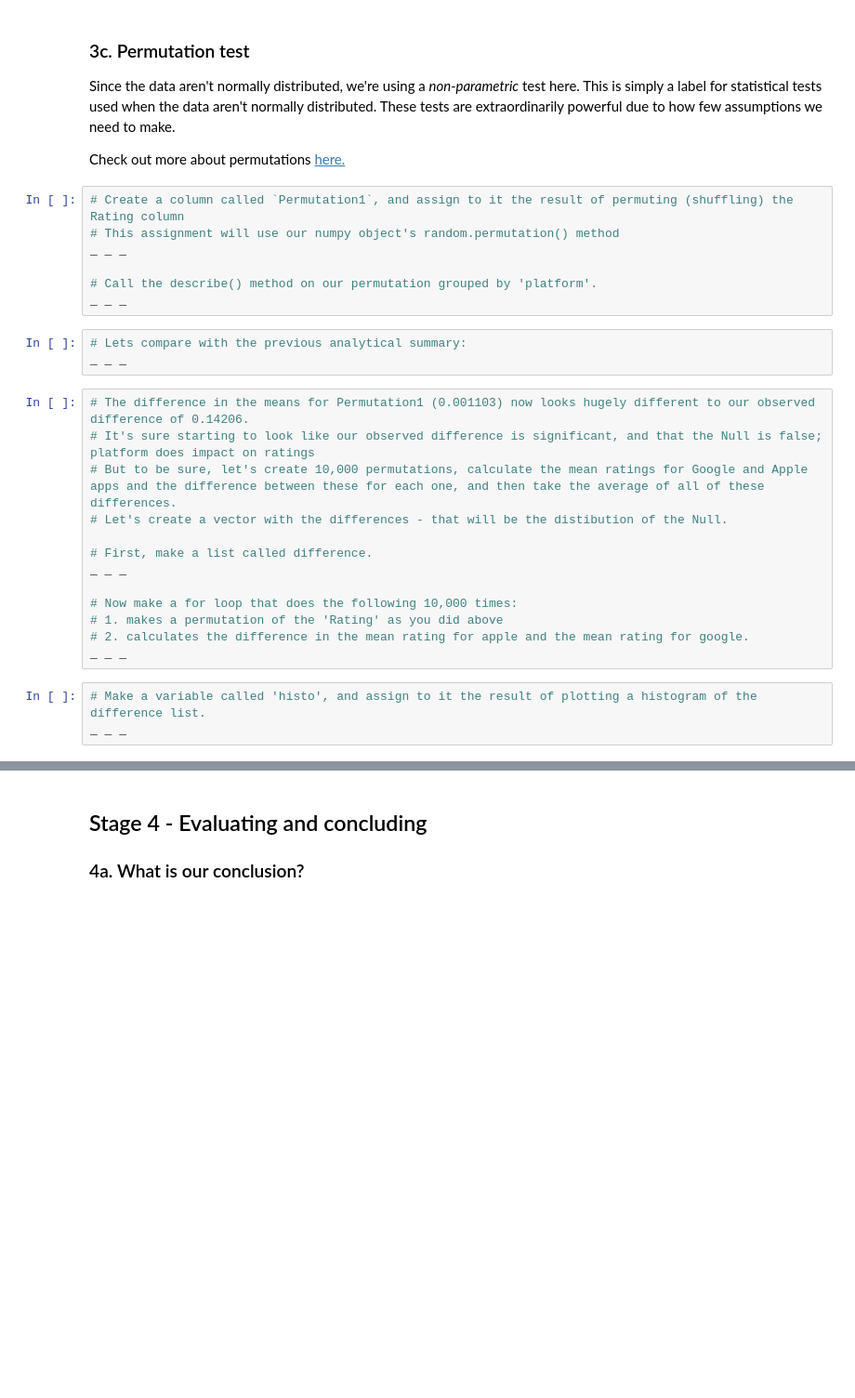
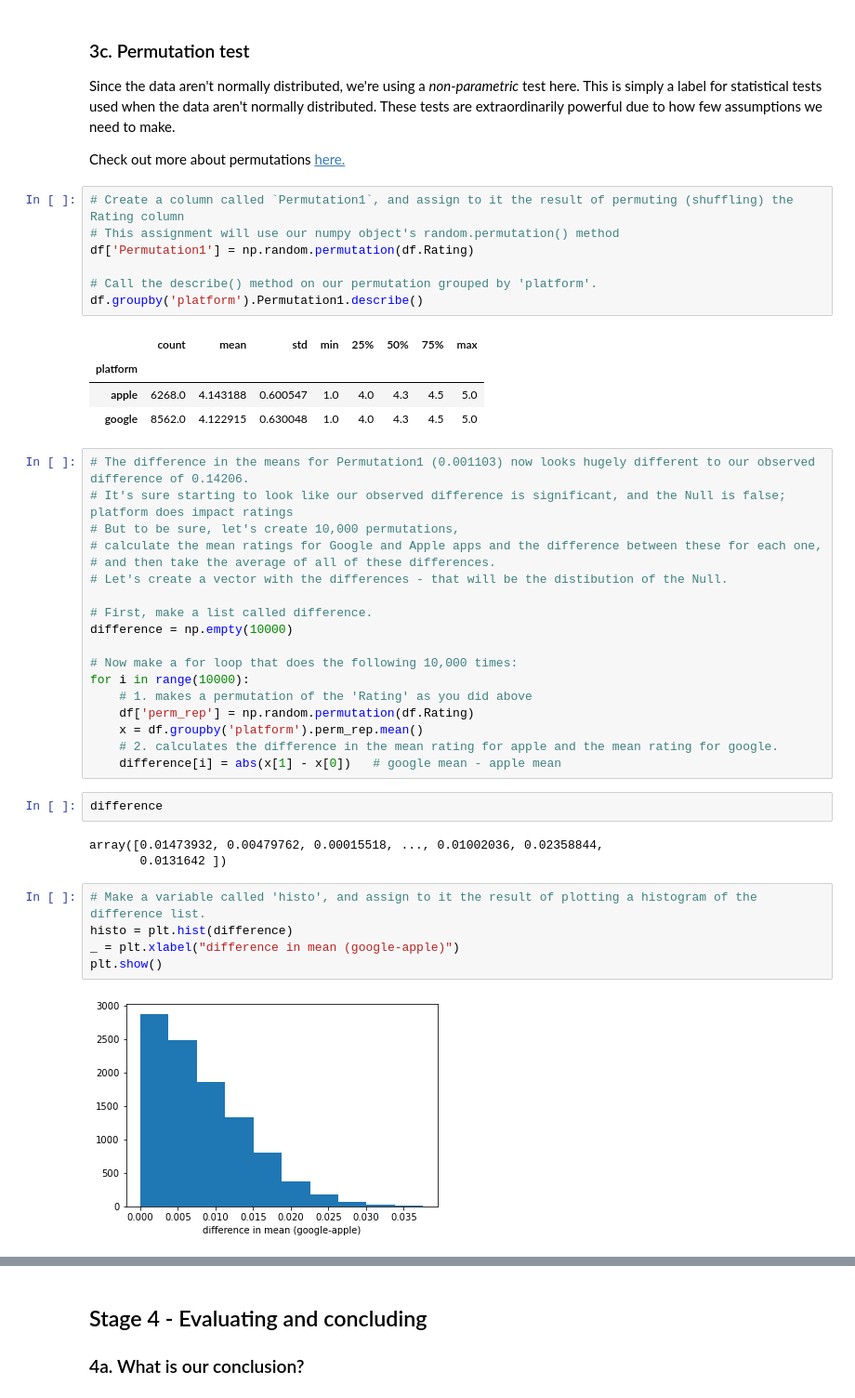
Before and after one commit to GwenToves/SpringBoard, a Jupyter notebook: Integrating Apps - Case Study/Project Files/Springboard Apps project - Tier 3 - Complete.ipynb, the cells around one changed output, grey strips where cells are left out. Shown at 93% size. Saved outputs shown, nothing was run; the diff lists cells and outputs as text; blank space fills up the shorter version.

```diff
--- a/Integrating Apps - Case Study/Project Files/Springboard Apps project - Tier 3 - Complete.ipynb
+++ b/Integrating Apps - Case Study/Project Files/Springboard Apps project - Tier 3 - Complete.ipynb
@@ -466,27 +479,43 @@ Check out more about permutations [here.](http://rasbt.github.io/mlxtend/user_gu
 # %%
 # Create a column called `Permutation1`, and assign to it the result of permuting (shuffling) the Rating column
 # This assignment will use our numpy object's random.permutation() method
-_ _ _
+df['Permutation1'] = np.random.permutation(df.Rating)
 
 # Call the describe() method on our permutation grouped by 'platform'.
-_ _ _
+df.groupby('platform').Permutation1.describe()
+# %% [output]
+|  | count | mean | std | min | 25% | 50% | 75% | max |
+| platform |  |  |  |  |  |  |  |  |
+| apple | 6268.0 | 4.143188 | 0.600547 | 1.0 | 4.0 | 4.3 | 4.5 | 5.0 |
+| google | 8562.0 | 4.122915 | 0.630048 | 1.0 | 4.0 | 4.3 | 4.5 | 5.0 |
-# %%
-# Lets compare with the previous analytical summary:
-_ _ _
 # %%
 # The difference in the means for Permutation1 (0.001103) now looks hugely different to our observed difference of 0.14206.
-# It's sure starting to look like our observed difference is significant, and that the Null is false; platform does impact on ratings
-# But to be sure, let's create 10,000 permutations, calculate the mean ratings for Google and Apple apps and the difference between these for each one, and then take the average of all of these differences.
+# It's sure starting to look like our observed difference is significant, and the Null is false; platform does impact ratings
+# But to be sure, let's create 10,000 permutations,
+# calculate the mean ratings for Google and Apple apps and the difference between these for each one,
+# and then take the average of all of these differences.
 # Let's create a vector with the differences - that will be the distibution of the Null.
 
 # First, make a list called difference.
-_ _ _
+difference = np.empty(10000)
 
 # Now make a for loop that does the following 10,000 times:
-# 1. makes a permutation of the 'Rating' as you did above
-# 2. calculates the difference in the mean rating for apple and the mean rating for google.
-_ _ _
+for i in range(10000):
+    # 1. makes a permutation of the 'Rating' as you did above
+    df['perm_rep'] = np.random.permutation(df.Rating)
+    x = df.groupby('platform').perm_rep.mean()
+    # 2. calculates the difference in the mean rating for apple and the mean rating for google.
+    difference[i] = abs(x[1] - x[0])   # google mean - apple mean
+# %%
+difference
+# %% [output]
+array([0.01473932, 0.00479762, 0.00015518, ..., 0.01002036, 0.02358844,
+       0.0131642 ])
 # %%
 # Make a variable called 'histo', and assign to it the result of plotting a histogram of the difference list.
-_ _ _
+histo = plt.hist(difference)
+_ = plt.xlabel("difference in mean (google-apple)")
+plt.show()
+# %% [output]
+[figure, added]
 # %%
```
Also changed, not shown: parts of 11 cells of this notebook.
